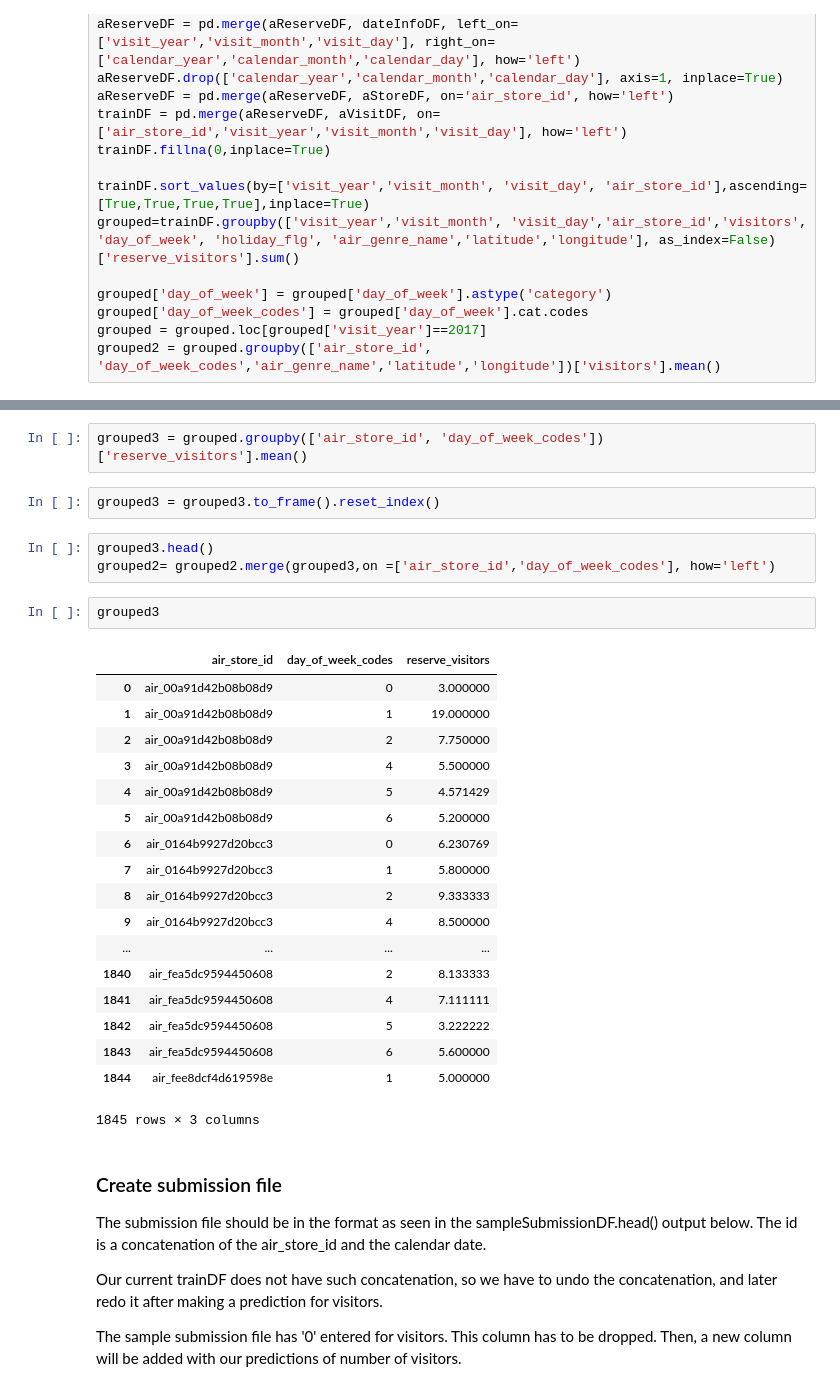
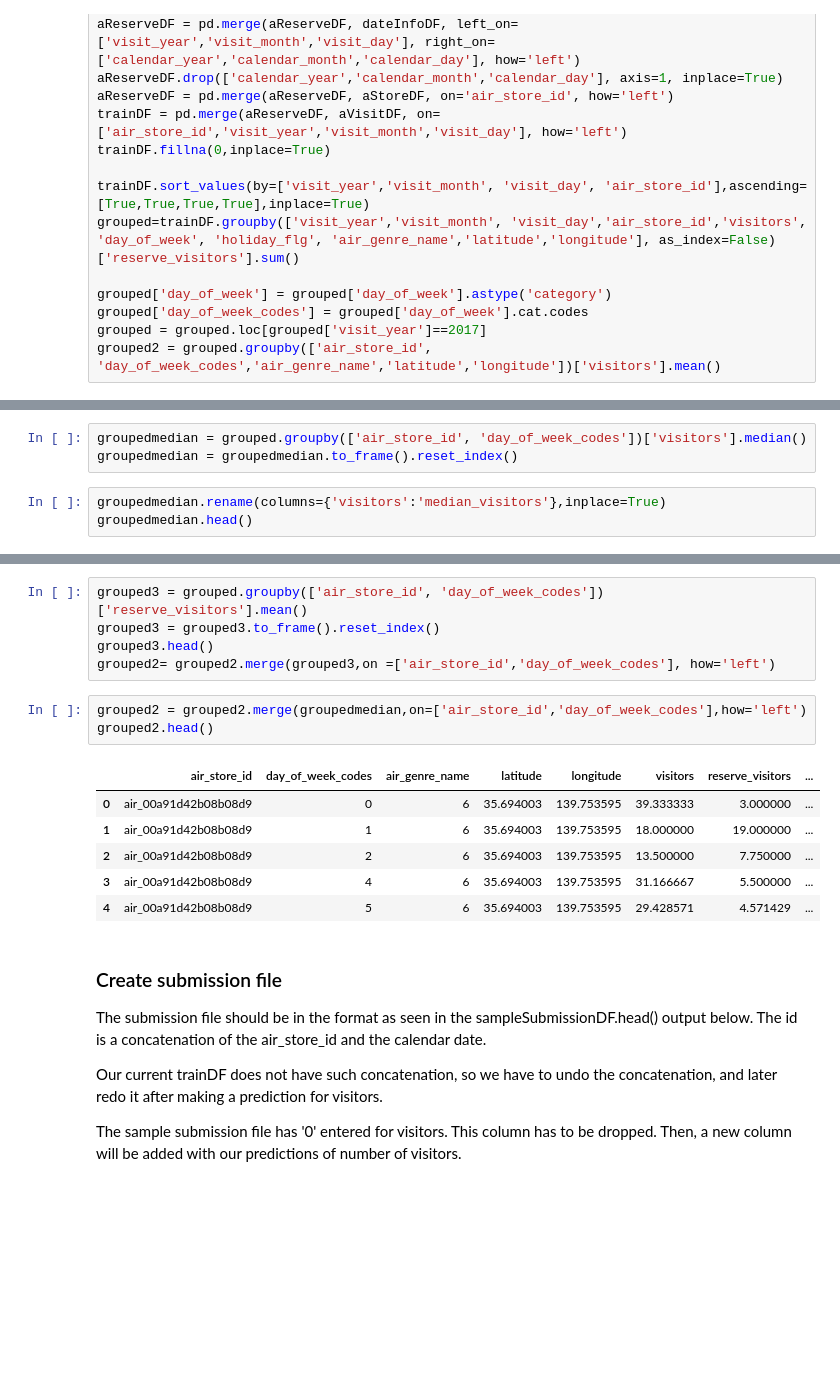
Before and after one commit to jieunyoo/kaggle-recruit-restaurant-predictions, a Jupyter notebook: 04-predictions.ipynb, the cells around one changed output, grey strips where cells are left out. Saved outputs shown, nothing was run; the diff lists cells and outputs as text; blank space fills up the shorter version.

Commit message:
add median_visitors feature

```diff
--- a/04-predictions.ipynb
+++ b/04-predictions.ipynb
@@ -110,3 +88,9 @@ grouped2.head()
 | 2 | air_00a91d42b08b08d9 | 2 | 6 | 35.694003 | 139.753595 | 13.500000 |
 | 3 | air_00a91d42b08b08d9 | 4 | 6 | 35.694003 | 139.753595 | 31.166667 |
 | 4 | air_00a91d42b08b08d9 | 5 | 6 | 35.694003 | 139.753595 | 29.428571 |
+# %%
+groupedmedian = grouped.groupby(['air_store_id', 'day_of_week_codes'])['visitors'].median()
+groupedmedian = groupedmedian.to_frame().reset_index()
+# %%
+groupedmedian.rename(columns={'visitors':'median_visitors'},inplace=True)
+groupedmedian.head()
@@ -113,31 +104,18 @@ grouped2.head()
 # %%
 grouped3 = grouped.groupby(['air_store_id', 'day_of_week_codes'])['reserve_visitors'].mean()
+grouped3 = grouped3.to_frame().reset_index()
+grouped3.head()
+grouped2= grouped2.merge(grouped3,on =['air_store_id','day_of_week_codes'], how='left')
-# %%
-grouped3 = grouped3.to_frame().reset_index()
 # %%
-grouped3.head()
-grouped2= grouped2.merge(grouped3,on =['air_store_id','day_of_week_codes'], how='left')
+grouped2 = grouped2.merge(groupedmedian,on=['air_store_id','day_of_week_codes'],how='left')
+grouped2.head()
+# %% [output]
+|  | air_store_id | day_of_week_codes | air_genre_name | latitude | longitude | visitors | reserve_visitors | ... |
+| 0 | air_00a91d42b08b08d9 | 0 | 6 | 35.694003 | 139.753595 | 39.333333 | 3.000000 | ... |
+| 1 | air_00a91d42b08b08d9 | 1 | 6 | 35.694003 | 139.753595 | 18.000000 | 19.000000 | ... |
+| 2 | air_00a91d42b08b08d9 | 2 | 6 | 35.694003 | 139.753595 | 13.500000 | 7.750000 | ... |
+| 3 | air_00a91d42b08b08d9 | 4 | 6 | 35.694003 | 139.753595 | 31.166667 | 5.500000 | ... |
+| 4 | air_00a91d42b08b08d9 | 5 | 6 | 35.694003 | 139.753595 | 29.428571 | 4.571429 | ... |
-# %%
-grouped3
-# %% [output]
-|  | air_store_id | day_of_week_codes | reserve_visitors |
-| 0 | air_00a91d42b08b08d9 | 0 | 3.000000 |
-| 1 | air_00a91d42b08b08d9 | 1 | 19.000000 |
-| 2 | air_00a91d42b08b08d9 | 2 | 7.750000 |
-| 3 | air_00a91d42b08b08d9 | 4 | 5.500000 |
-| 4 | air_00a91d42b08b08d9 | 5 | 4.571429 |
-| 5 | air_00a91d42b08b08d9 | 6 | 5.200000 |
-| 6 | air_0164b9927d20bcc3 | 0 | 6.230769 |
-| 7 | air_0164b9927d20bcc3 | 1 | 5.800000 |
-| 8 | air_0164b9927d20bcc3 | 2 | 9.333333 |
-| 9 | air_0164b9927d20bcc3 | 4 | 8.500000 |
-| ... | ... | ... | ... |
-| 1840 | air_fea5dc9594450608 | 2 | 8.133333 |
-| 1841 | air_fea5dc9594450608 | 4 | 7.111111 |
-| 1842 | air_fea5dc9594450608 | 5 | 3.222222 |
-| 1843 | air_fea5dc9594450608 | 6 | 5.600000 |
-| 1844 | air_fee8dcf4d619598e | 1 | 5.000000 |
-1845 rows × 3 columns
 # %% [markdown]
 ### Create submission file
 
```
Also changed, not shown: parts of 7 cells of this notebook.
